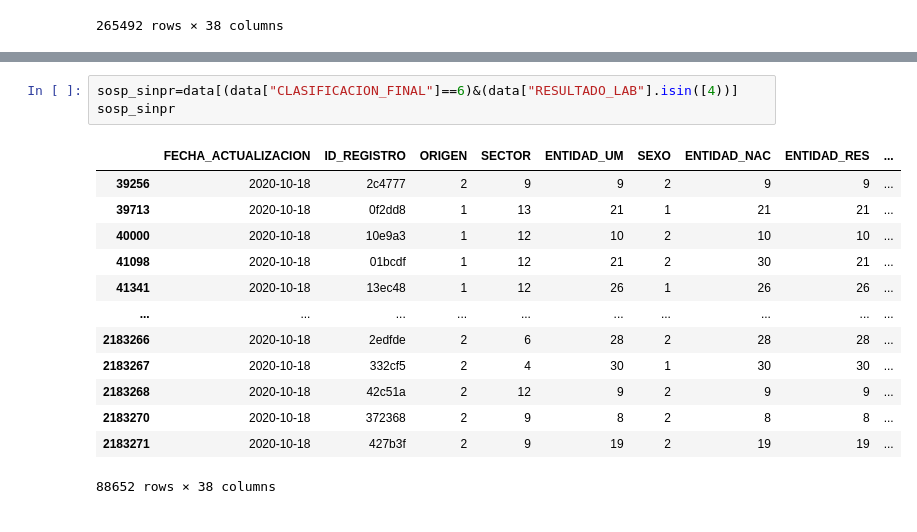
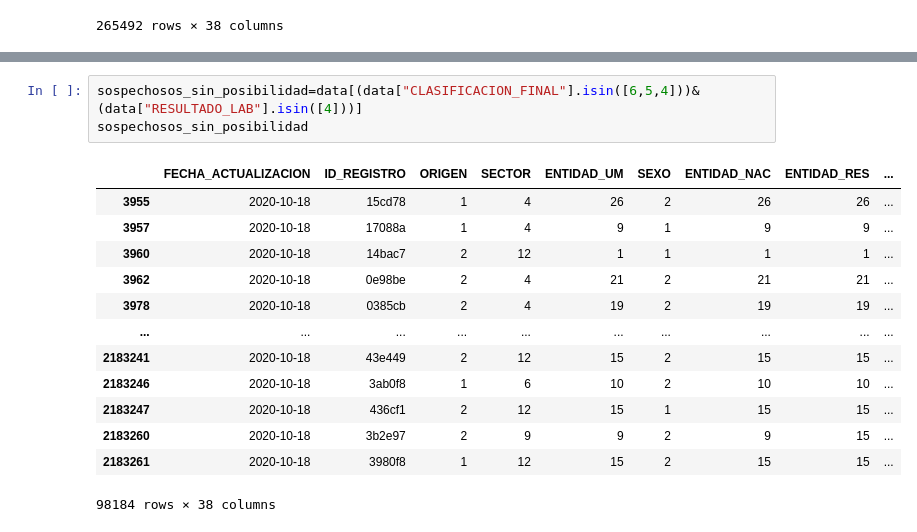
Before and after one commit to irvingfisica/taller01, a Jupyter notebook: taller_python.ipynb, the cells around one changed output, grey strips where cells are left out. Saved outputs shown, nothing was run; the diff lists cells and outputs as text.

```diff
--- a/taller_python.ipynb
+++ b/taller_python.ipynb
@@ -334,17 +424,17 @@ sosp_sinm
 # %%
-sosp_sinpr=data[(data["CLASIFICACION_FINAL"]==6)&(data["RESULTADO_LAB"].isin([4))]
-sosp_sinpr
+sospechosos_sin_posibilidad=data[(data["CLASIFICACION_FINAL"].isin([6,5,4]))&(data["RESULTADO_LAB"].isin([4]))]
+sospechosos_sin_posibilidad
 # %% [output]
 |  | FECHA_ACTUALIZACION | ID_REGISTRO | ORIGEN | SECTOR | ENTIDAD_UM | SEXO | ENTIDAD_NAC | ENTIDAD_RES | ... |
-| 39256 | 2020-10-18 | 2c4777 | 2 | 9 | 9 | 2 | 9 | 9 | ... |
-| 39713 | 2020-10-18 | 0f2dd8 | 1 | 13 | 21 | 1 | 21 | 21 | ... |
-| 40000 | 2020-10-18 | 10e9a3 | 1 | 12 | 10 | 2 | 10 | 10 | ... |
-| 41098 | 2020-10-18 | 01bcdf | 1 | 12 | 21 | 2 | 30 | 21 | ... |
-| 41341 | 2020-10-18 | 13ec48 | 1 | 12 | 26 | 1 | 26 | 26 | ... |
+| 3955 | 2020-10-18 | 15cd78 | 1 | 4 | 26 | 2 | 26 | 26 | ... |
+| 3957 | 2020-10-18 | 17088a | 1 | 4 | 9 | 1 | 9 | 9 | ... |
+| 3960 | 2020-10-18 | 14bac7 | 2 | 12 | 1 | 1 | 1 | 1 | ... |
+| 3962 | 2020-10-18 | 0e98be | 2 | 4 | 21 | 2 | 21 | 21 | ... |
+| 3978 | 2020-10-18 | 0385cb | 2 | 4 | 19 | 2 | 19 | 19 | ... |
 | ... | ... | ... | ... | ... | ... | ... | ... | ... | ... |
-| 2183266 | 2020-10-18 | 2edfde | 2 | 6 | 28 | 2 | 28 | 28 | ... |
-| 2183267 | 2020-10-18 | 332cf5 | 2 | 4 | 30 | 1 | 30 | 30 | ... |
-| 2183268 | 2020-10-18 | 42c51a | 2 | 12 | 9 | 2 | 9 | 9 | ... |
-| 2183270 | 2020-10-18 | 372368 | 2 | 9 | 8 | 2 | 8 | 8 | ... |
-| 2183271 | 2020-10-18 | 427b3f | 2 | 9 | 19 | 2 | 19 | 19 | ... |
+| 2183241 | 2020-10-18 | 43e449 | 2 | 12 | 15 | 2 | 15 | 15 | ... |
+| 2183246 | 2020-10-18 | 3ab0f8 | 1 | 6 | 10 | 2 | 10 | 10 | ... |
+| 2183247 | 2020-10-18 | 436cf1 | 2 | 12 | 15 | 1 | 15 | 15 | ... |
+| 2183260 | 2020-10-18 | 3b2e97 | 2 | 9 | 9 | 2 | 9 | 15 | ... |
+| 2183261 | 2020-10-18 | 3980f8 | 1 | 12 | 15 | 2 | 15 | 15 | ... |
-88652 rows × 38 columns
+98184 rows × 38 columns
```
Also changed, not shown: parts of 17 cells of this notebook.
